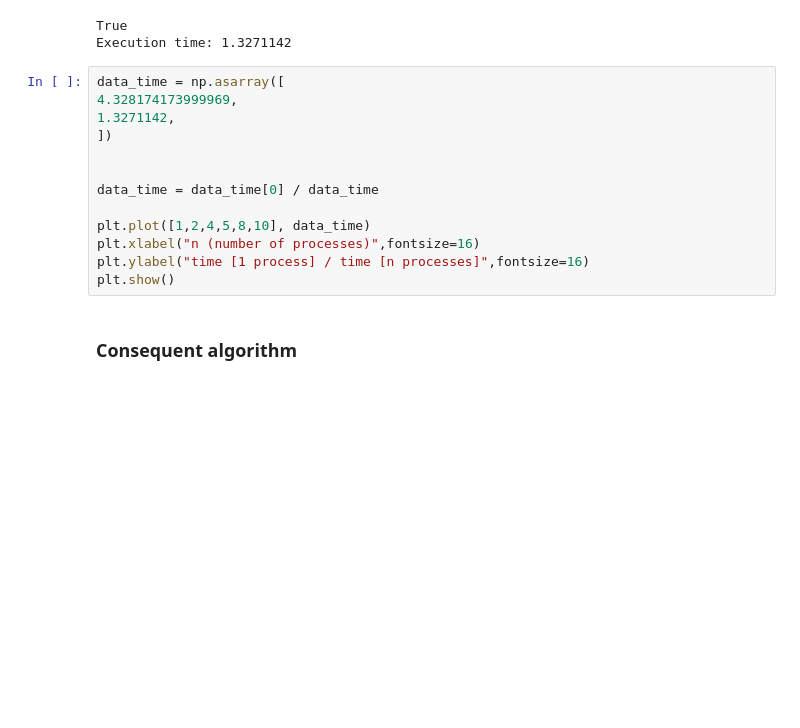
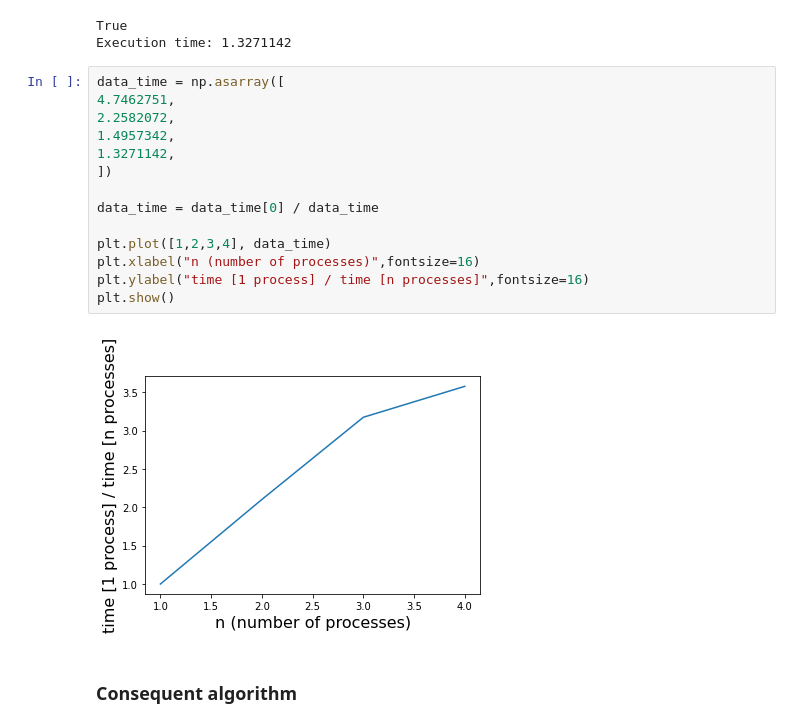
Before and after one commit to beatsey/Parallel-Image-search-using-SIFT, a Jupyter notebook: Parallel Image search using SIFT.ipynb, the cells around one changed output. Saved outputs shown, nothing was run; the diff lists cells and outputs as text; blank space fills up the shorter version.

```diff
--- a/Parallel Image search using SIFT.ipynb
+++ b/Parallel Image search using SIFT.ipynb
@@ -210,17 +216,20 @@ True
 Execution time: 1.3271142
 # %%
 data_time = np.asarray([
-4.328174173999969,
+4.7462751,
+2.2582072,
+1.4957342,
 1.3271142,
 ])
 
-
 data_time = data_time[0] / data_time
 
-plt.plot([1,2,4,5,8,10], data_time)
+plt.plot([1,2,3,4], data_time)
 plt.xlabel("n (number of processes)",fontsize=16)
 plt.ylabel("time [1 process] / time [n processes]",fontsize=16)
 plt.show()
+# %% [output]
+[figure, added]
 # %% [markdown]
 ### Consequent algorithm
 # %%
```
Also changed, not shown: parts of 3 cells of this notebook.
